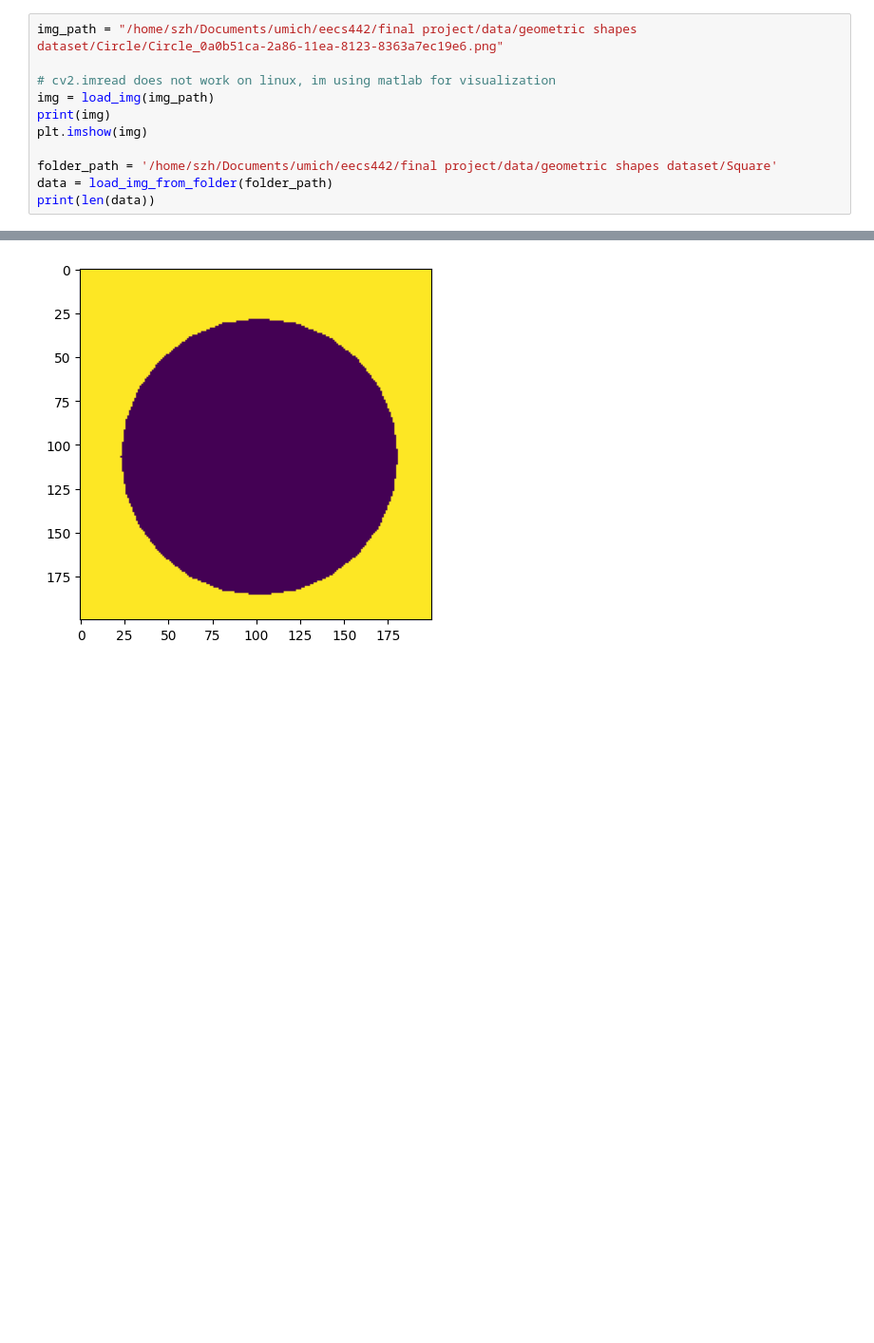
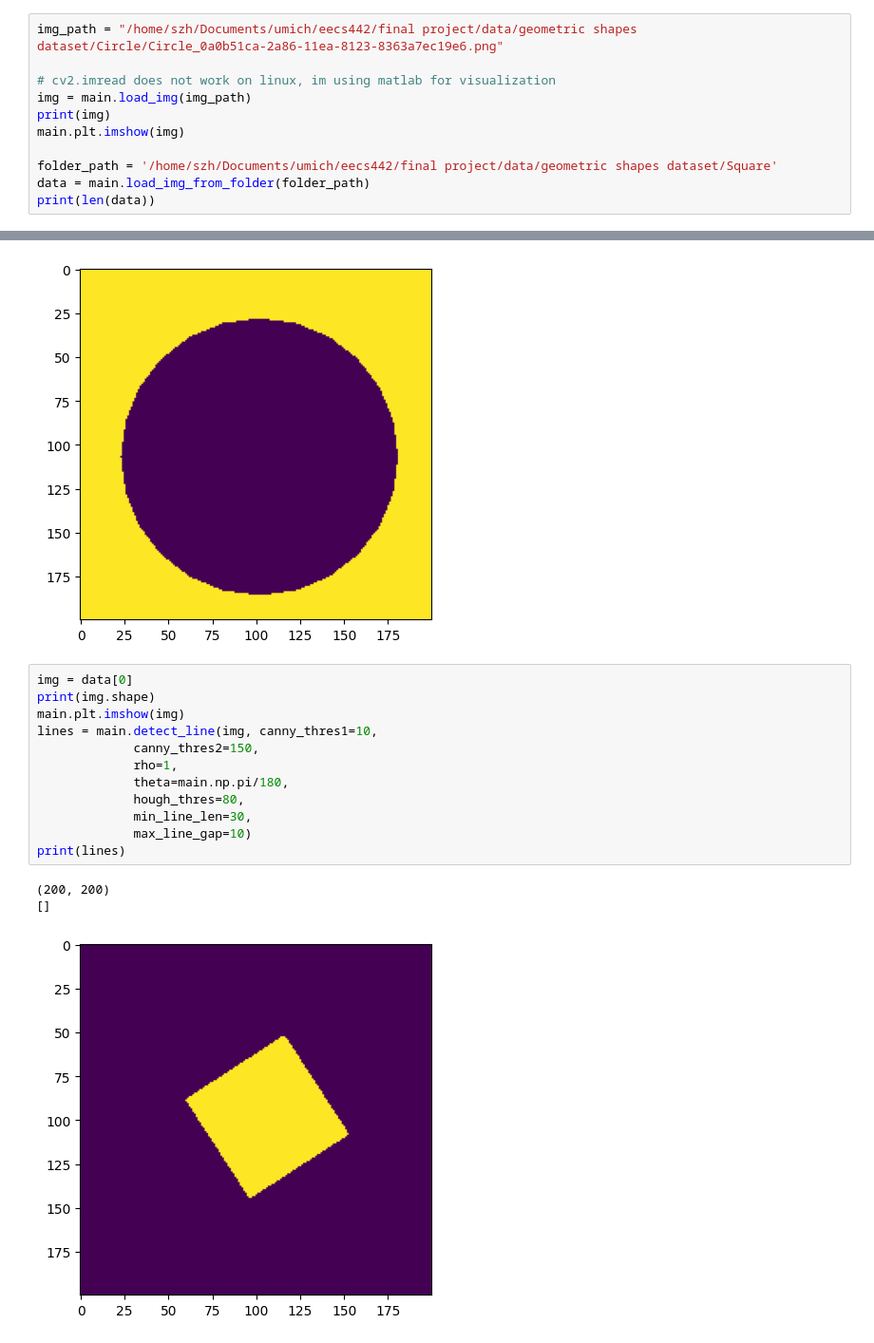
Before and after one commit to Zack-szh/CV-Based-Geometric-Dimensioning-Tolerancing, a Jupyter notebook: testing.ipynb, the cells around one changed output, grey strips where cells are left out. Shown at 95% size. Drawn from its saved outputs; the diff is of its cells as text; blank space fills up the shorter version.

Commit message:
dataloader and line detection

```diff
--- a/testing.ipynb
+++ b/testing.ipynb
@@ -37,12 +4,12 @@ def load_img_from_folder(folder_path, batch_size = 10):
 img_path = "/home/szh/Documents/umich/eecs442/final project/data/geometric shapes dataset/Circle/Circle_0a0b51ca-2a86-11ea-8123-8363a7ec19e6.png"
 
 # cv2.imread does not work on linux, im using matlab for visualization
-img = load_img(img_path)
+img = main.load_img(img_path)
 print(img)
-plt.imshow(img)
+main.plt.imshow(img)
 
 folder_path = '/home/szh/Documents/umich/eecs442/final project/data/geometric shapes dataset/Square'
-data = load_img_from_folder(folder_path)
+data = main.load_img_from_folder(folder_path)
 print(len(data))
 # %% [output]
 [[197 197 197 ... 197 197 197]
@@ -54,3 +21,19 @@ print(len(data))
  [197 197 197 ... 197 197 197]]
 10
 [figure]
+# %%
+img = data[0]
+print(img.shape)
+main.plt.imshow(img)
+lines = main.detect_line(img, canny_thres1=10,
+             canny_thres2=150,
+             rho=1,
+             theta=main.np.pi/180,
+             hough_thres=80,
+             min_line_len=30,
+             max_line_gap=10)
+print(lines)
+# %% [output]
+(200, 200)
+[]
+[figure, added]
```
Also changed, not shown: parts of 3 cells of this notebook, 1 other file.
